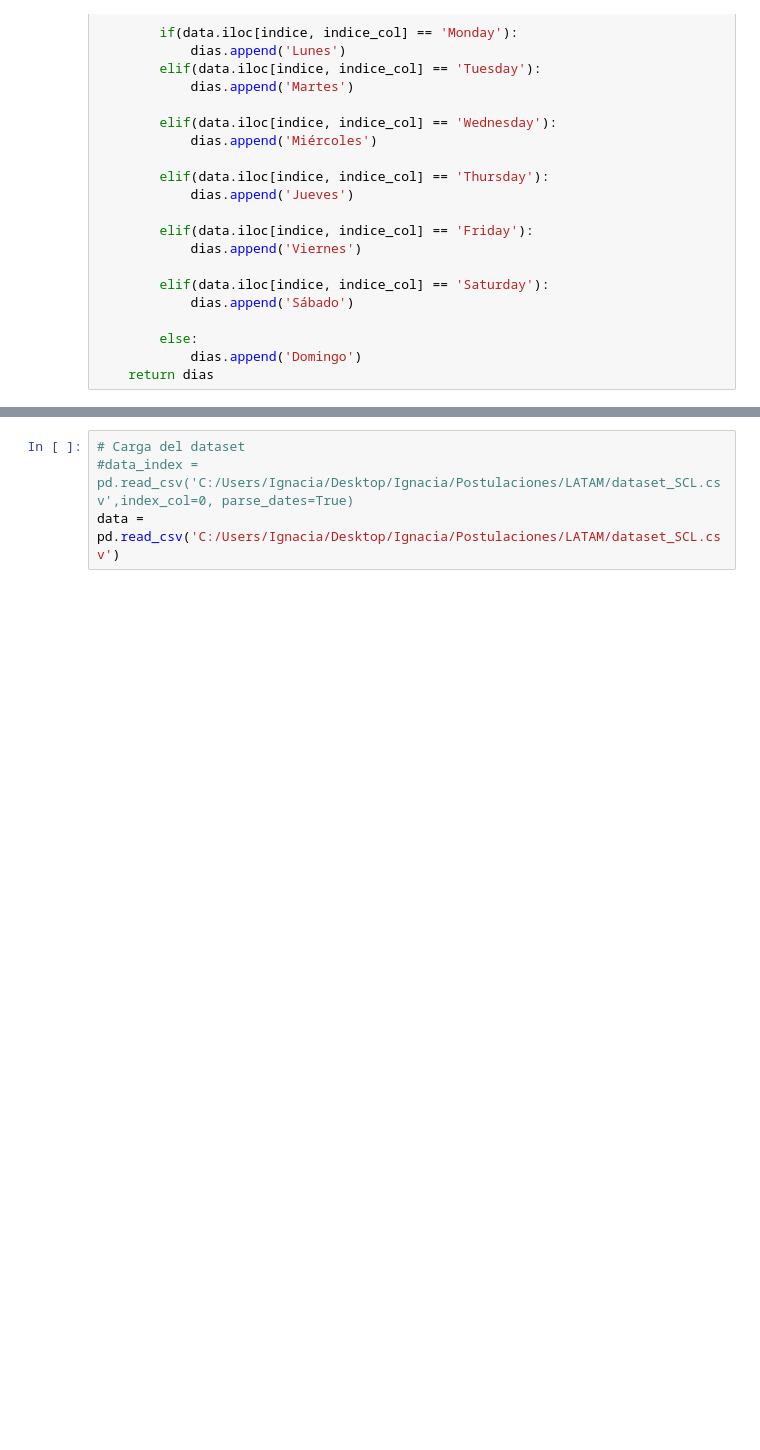
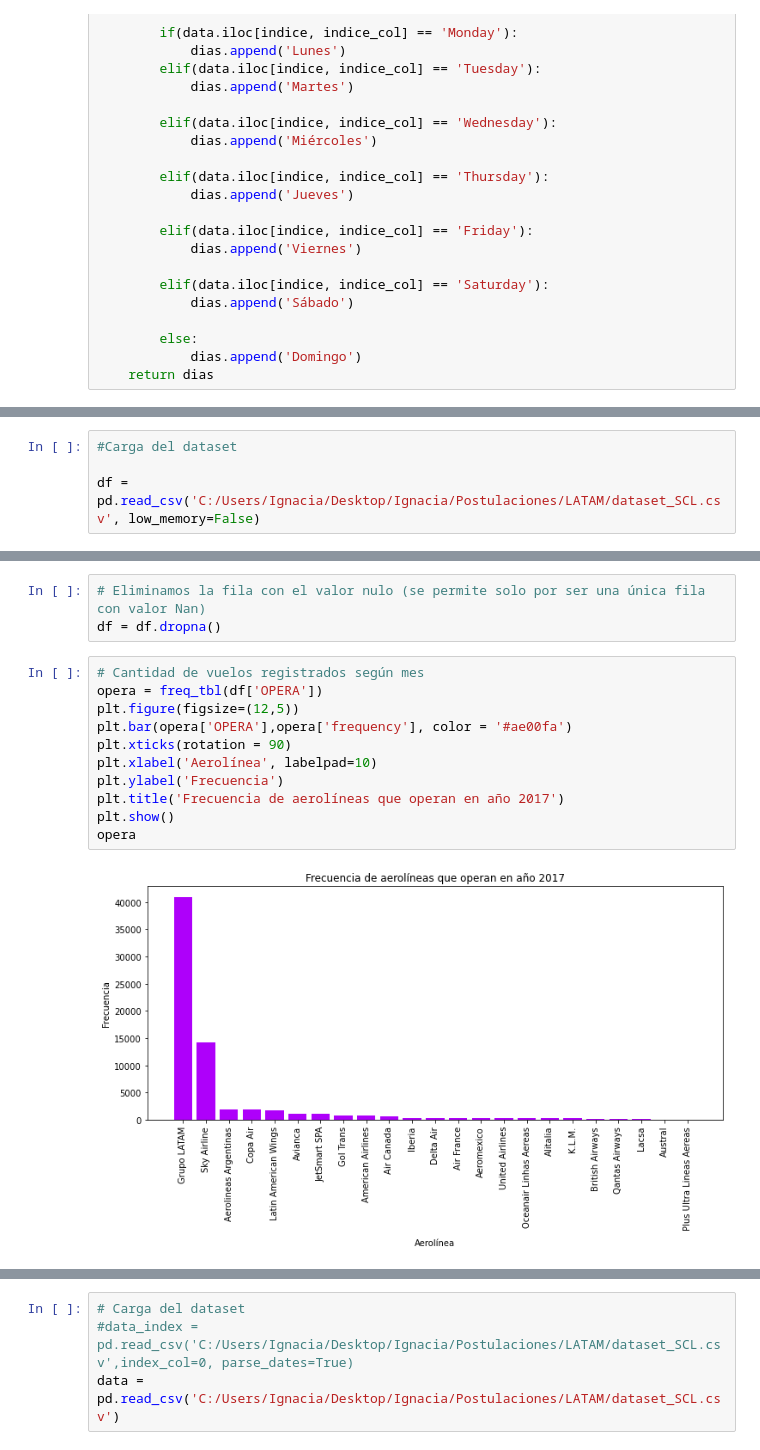
Before and after one commit to ignacialoyfra/ChallengeDataScientist-Ignacia-Loyola, a Jupyter notebook: solution.ipynb, the cells around one changed output, grey strips where cells are left out. Cells and saved outputs as stored; diff of their text form; blank space fills up the shorter version.

```diff
--- a/solution.ipynb
+++ b/solution.ipynb
@@ -206,0 +319,4 @@ def dia_semana(data, col):
+# %%
+#Carga del dataset
+
+df = pd.read_csv('C:/Users/Ignacia/Desktop/Ignacia/Postulaciones/LATAM/dataset_SCL.csv', low_memory=False)
@@ -206,0 +365,16 @@ def dia_semana(data, col):
+# %%
+# Eliminamos la fila con el valor nulo (se permite solo por ser una única fila con valor Nan)
+df = df.dropna()
+# %%
+# Cantidad de vuelos registrados según mes
+opera = freq_tbl(df['OPERA'])
+plt.figure(figsize=(12,5))
+plt.bar(opera['OPERA'],opera['frequency'], color = '#ae00fa')
+plt.xticks(rotation = 90)
+plt.xlabel('Aerolínea', labelpad=10)
+plt.ylabel('Frecuencia')
+plt.title('Frecuencia de aerolíneas que operan en año 2017')
+plt.show()
+opera
+# %% [output]
+[figure, added]
```
Also changed, not shown: parts of 33 cells of this notebook.
